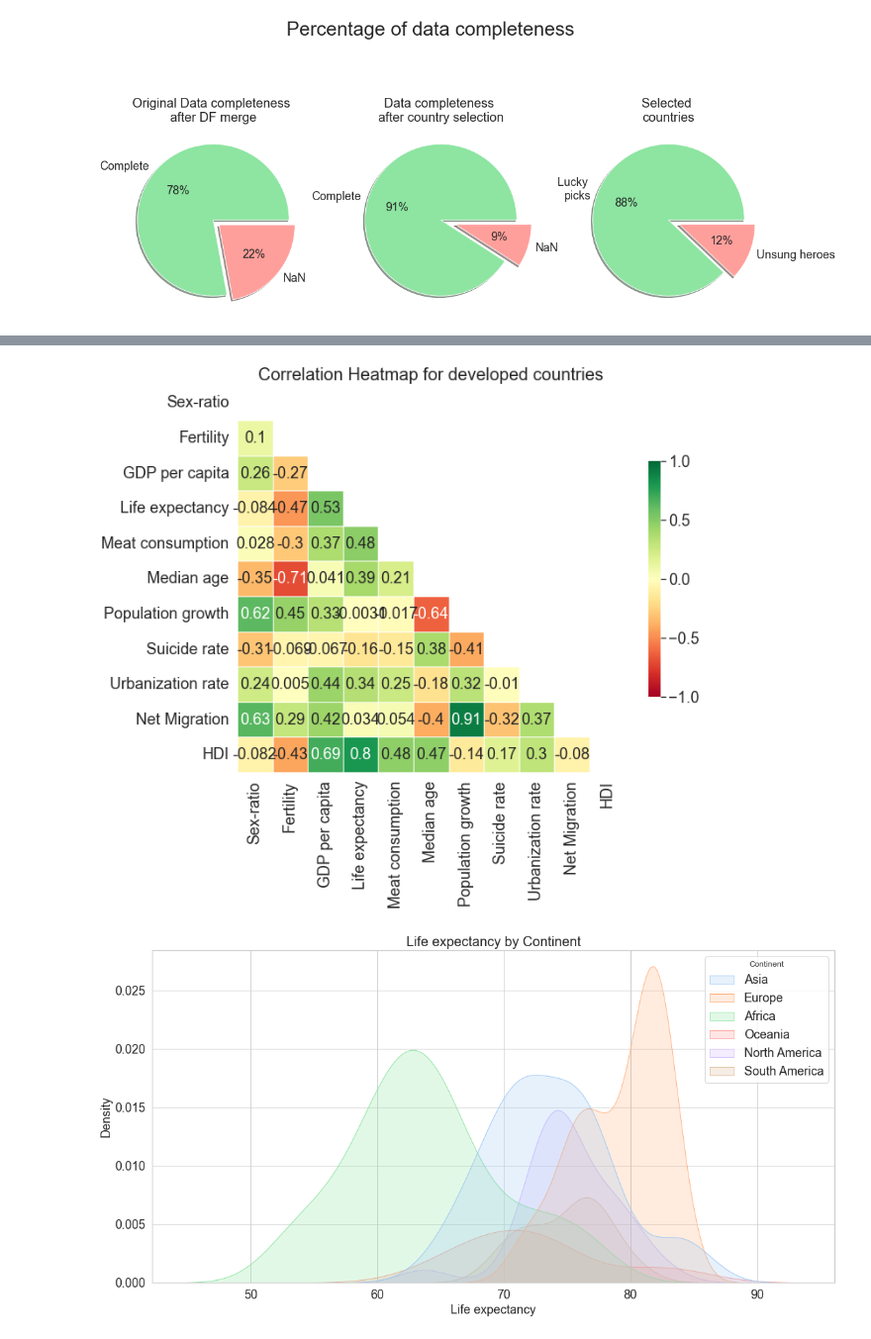
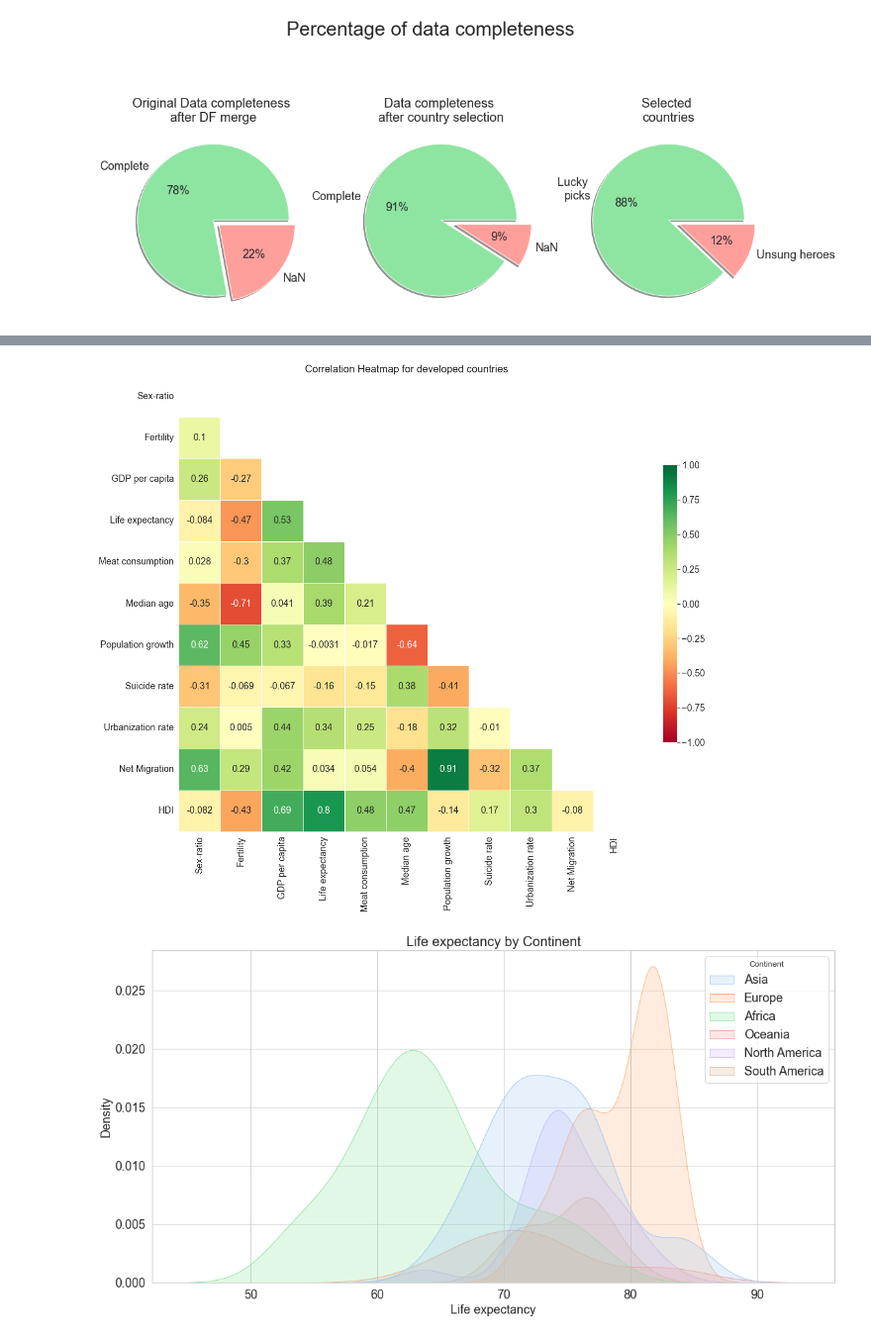
Before and after one commit to nico-stan/project-II, a Jupyter notebook: Plotting.ipynb, the cells around one changed output, grey strips where cells are left out. Shown at 99% size. Cells and saved outputs as stored; diff of their text form; code cells hidden in the pictures.

```diff
--- a/Plotting.ipynb
+++ b/Plotting.ipynb
@@ -134,28 +134,28 @@ plt.savefig("Output/images/Figure2.png")
 # %%
 #Finding correlations within the Developed countries in df2
 #Drop cathegorical columns
 corr_df2=df2.drop(df2[df2.Class == 'In development'].index)
 corr_df2 = cl.dropping(corr_df2,'Country', 'Continent', 'Class')
 
 #Set the variables
 corrmat = corr_df2.corr()
 mask = np.triu(np.ones_like(corrmat, dtype=bool))
 top_corr_features = corrmat.index
-plt.figure(figsize = (10, 10))
+plt.figure(figsize = (20, 20))
 plt.title("Correlation Heatmap for developed countries")
 
 #Plot the heatmap
 sns.heatmap(corrmat,
             mask = mask,
             cmap='RdYlGn',
             square=True,
             linewidth=0.5,
             annot = True,
             vmax=1,
             vmin=-1,
             cbar_kws={"shrink": .5})
 
 plt.savefig("Output/images/Figure3.png")
 # %% [output]
-[figure, old version]
+[figure, new version]
 # %%
```
Also changed, not shown: parts of 7 cells of this notebook.
